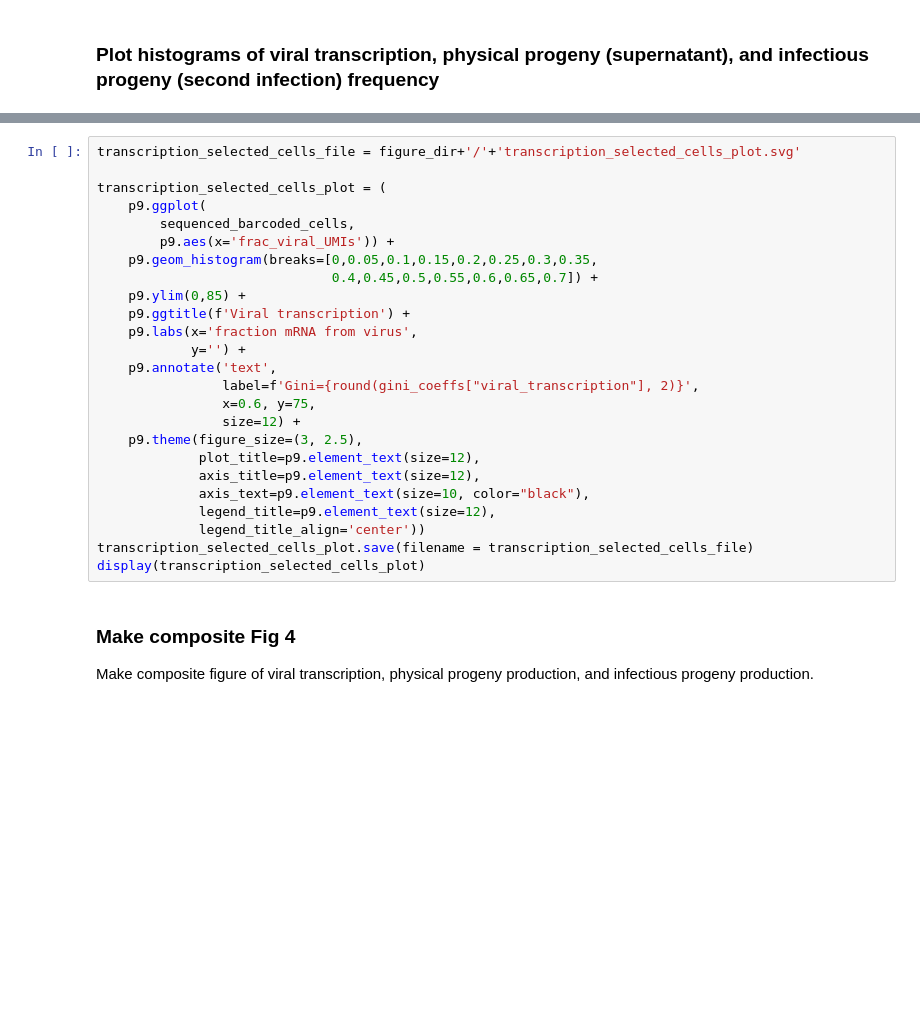
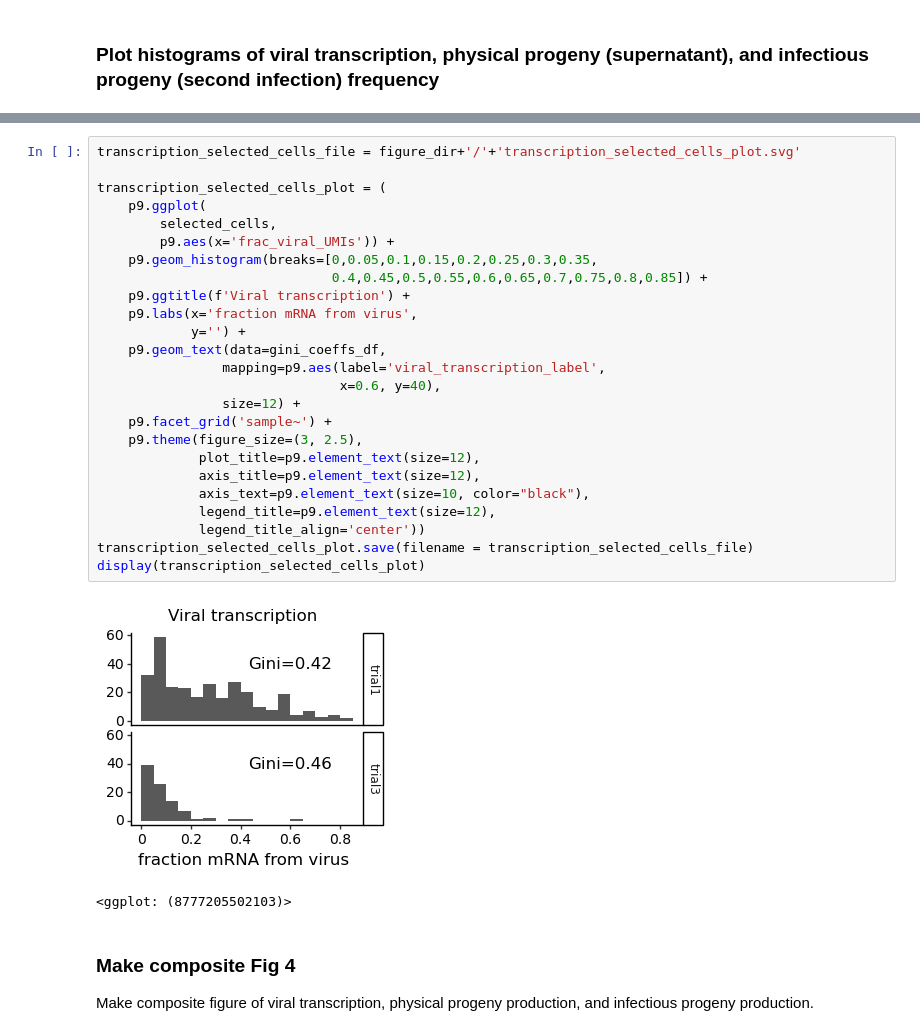
Before and after one commit to jbloomlab/barcoded_flu_pdmH1N1, a Jupyter notebook: final_analysis.py.ipynb, the cells around one changed output, grey strips where cells are left out. Drawn from its saved outputs; the diff is of its cells as text; blank space fills up the shorter version.

```diff
--- a/final_analysis.py.ipynb
+++ b/final_analysis.py.ipynb
@@ -1165,28 +1218,31 @@ display(infectious_progeny_plot)
 # %%
 transcription_selected_cells_file = figure_dir+'/'+'transcription_selected_cells_plot.svg'
 
 transcription_selected_cells_plot = (
     p9.ggplot(
-        sequenced_barcoded_cells,
+        selected_cells,
         p9.aes(x='frac_viral_UMIs')) +
     p9.geom_histogram(breaks=[0,0.05,0.1,0.15,0.2,0.25,0.3,0.35,
-                              0.4,0.45,0.5,0.55,0.6,0.65,0.7]) +
-    p9.ylim(0,85) +
+                              0.4,0.45,0.5,0.55,0.6,0.65,0.7,0.75,0.8,0.85]) +
     p9.ggtitle(f'Viral transcription') +
     p9.labs(x='fraction mRNA from virus',
             y='') +
-    p9.annotate('text',
-                label=f'Gini={round(gini_coeffs["viral_transcription"], 2)}',
-                x=0.6, y=75,
+    p9.geom_text(data=gini_coeffs_df,
+                mapping=p9.aes(label='viral_transcription_label',
+                               x=0.6, y=40),
                 size=12) +
+    p9.facet_grid('sample~') +
     p9.theme(figure_size=(3, 2.5),
              plot_title=p9.element_text(size=12),
              axis_title=p9.element_text(size=12),
              axis_text=p9.element_text(size=10, color="black"),
              legend_title=p9.element_text(size=12),
              legend_title_align='center'))
 transcription_selected_cells_plot.save(filename = transcription_selected_cells_file)
 display(transcription_selected_cells_plot)
+# %% [output]
+[figure, added]
+<ggplot: (8777205502103)>
 # %% [markdown]
 ### Make composite Fig 4
 Make composite figure of viral transcription, physical progeny production, and infectious progeny production.
```
Also changed, not shown: parts of 7 cells of this notebook, 5 other files.
